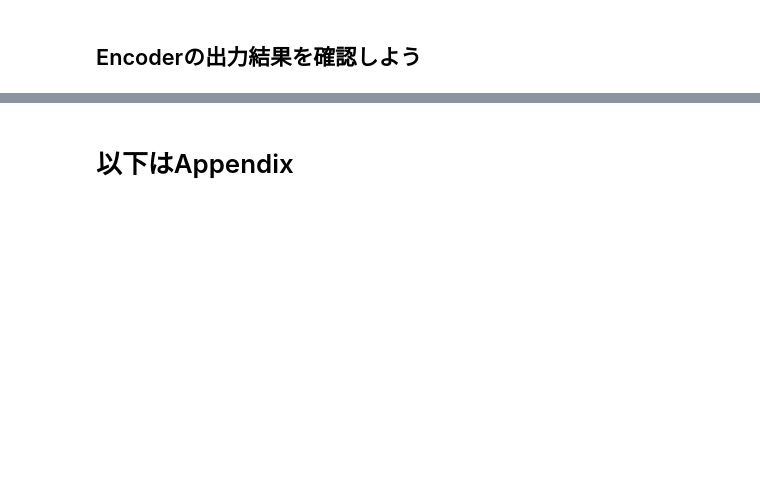
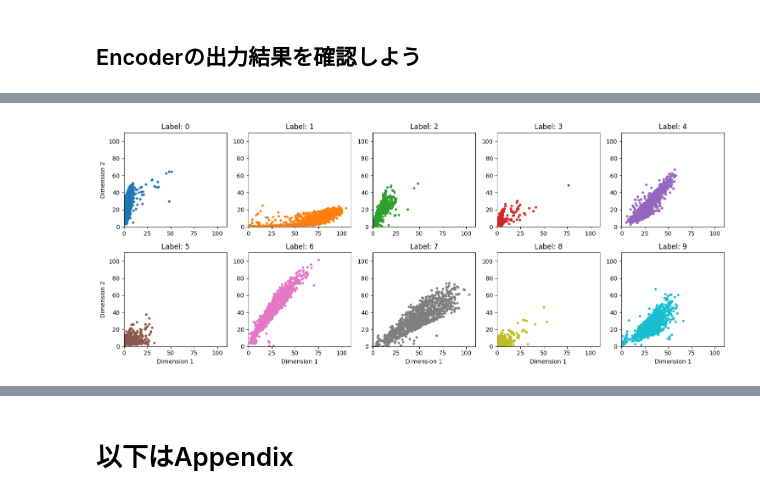
Before and after one commit to coraldx5/generativeai_intro_book, a Jupyter notebook: chap08_mnist_digit_AutoEncoder.ipynb, the cells around one changed output, grey strips where cells are left out. Drawn from its saved outputs; the diff is of its cells as text; code cells hidden in the pictures; blank space fills up the shorter version.

```diff
--- a/chap08_mnist_digit_AutoEncoder.ipynb
+++ b/chap08_mnist_digit_AutoEncoder.ipynb
@@ -329 +363,37 @@ updating: auto01/test_image_3.png (deflated 78%)
+# %%
+# @title ### 画像の潜在表現を数字別に出力しよう
+# @markdown - ０～９の画像の潜在表現を数字ごとに出力します
+import matplotlib
+# サブプロットを作成
+fig, axes = plt.subplots(2, 5, figsize=(15, 6))  # 2行5列のサブプロットを作成
+axes = axes.flatten()  # 2次元配列を1次元に変換
+
+for i in range(10):
+    # y_test が i であるインデックスを取得
+    indices = np.where(y_test == i)
+
+    # encoded_imgs をフィルタリング
+    filtered_encoded_imgs = encoded_imgs[indices]
+
+    # 'tab10' カラーマップから i 番目の色を取得
+    color = matplotlib.colormaps['tab10'](i)  # 'tab10' のi番目の色を取得
+
+    # サブプロットの作成
+    ax = axes[i]
+    ax.scatter(filtered_encoded_imgs[:, 0], filtered_encoded_imgs[:, 1], c=[color], s=10, alpha=1)
+    ax.set_xlim(0, 110)
+    ax.set_ylim(0, 110)
+    ax.set_title(f'Label: {i}')
+
+    # 軸ラベルの設定（省略する場合もあり）
+    if i % 5 == 0:
+        ax.set_ylabel('Dimension 2')
+    if i >= 5:
+        ax.set_xlabel('Dimension 1')
+
+# グラフの余白を調整
+plt.tight_layout()
+plt.show()
+# %% [output]
+[figure, added]
 # %%
```
Also changed, not shown: parts of 14 cells of this notebook.
